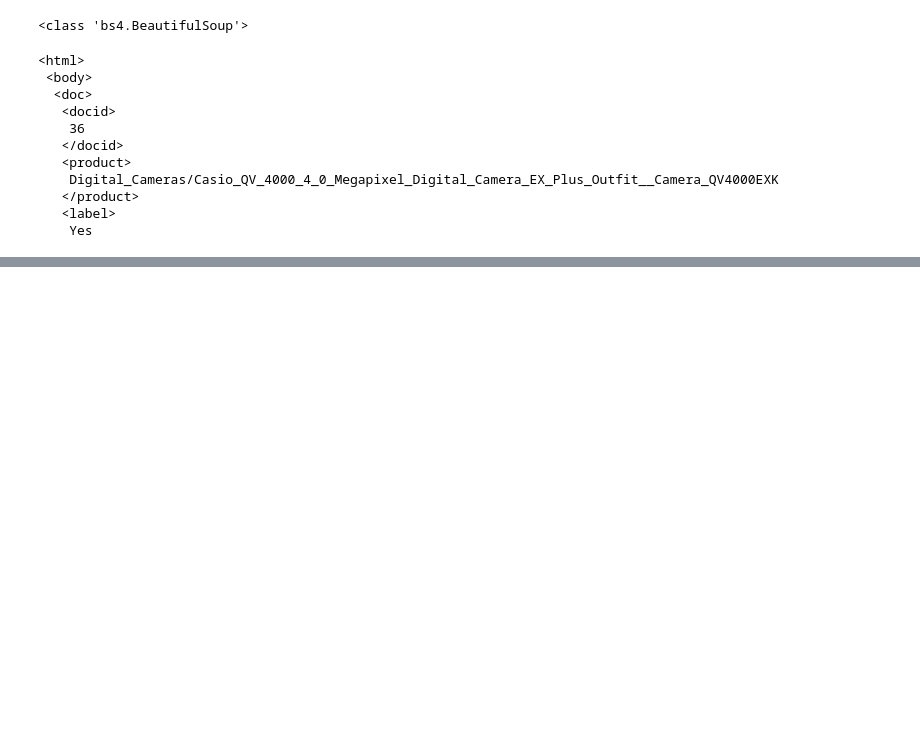
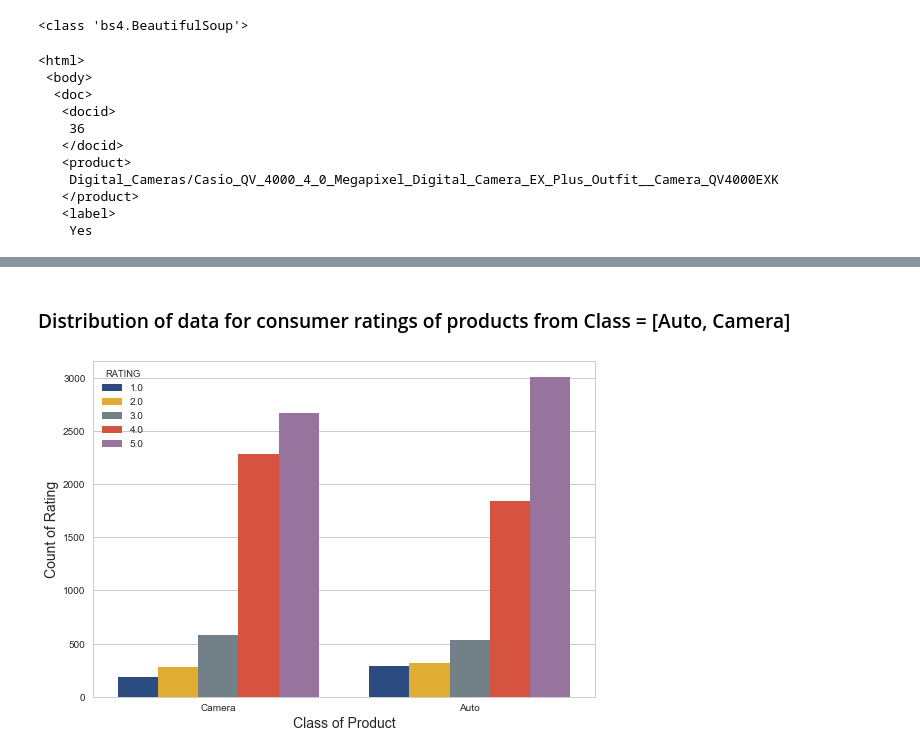
Before and after one commit to nikhilba/Epinions-Sentiment-Analysis, a Jupyter notebook: Analysis/Understanding sentiments in Epinions.ipynb, the cells around one changed output, grey strips where cells are left out. Cells and saved outputs as stored; diff of their text form; code cells hidden in the pictures; blank space fills up the shorter version.

```diff
--- a/Analysis/Understanding sentiments in Epinions.ipynb
+++ b/Analysis/Understanding sentiments in Epinions.ipynb
@@ -121,0 +112,10 @@ u"I stumbled upon this camera after much research.  It's hard to understand why
+# %% [markdown]
+### Distribution of data for consumer ratings of products from Class = [Auto, Camera]
+# %%
+sns.countplot(x="CLASS", hue = "RATING", data=tab, palette = cmap)
+sns.color_palette('colorblind', n_colors=8)
+plt.ylabel('Count of Rating', fontsize=14)
+plt.xlabel('Class of Product', fontsize=14)
+plt.tight_layout()
+# %% [output]
+[figure, added]
```
Also changed, not shown: parts of 79 cells of this notebook.
